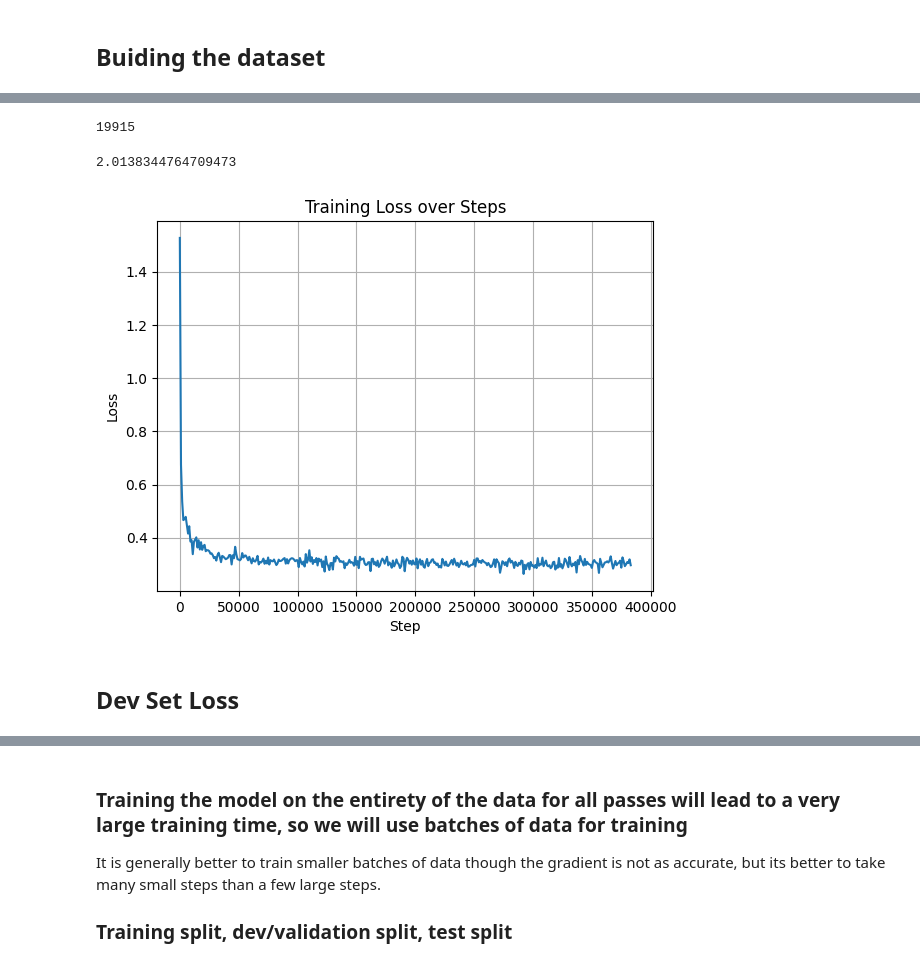
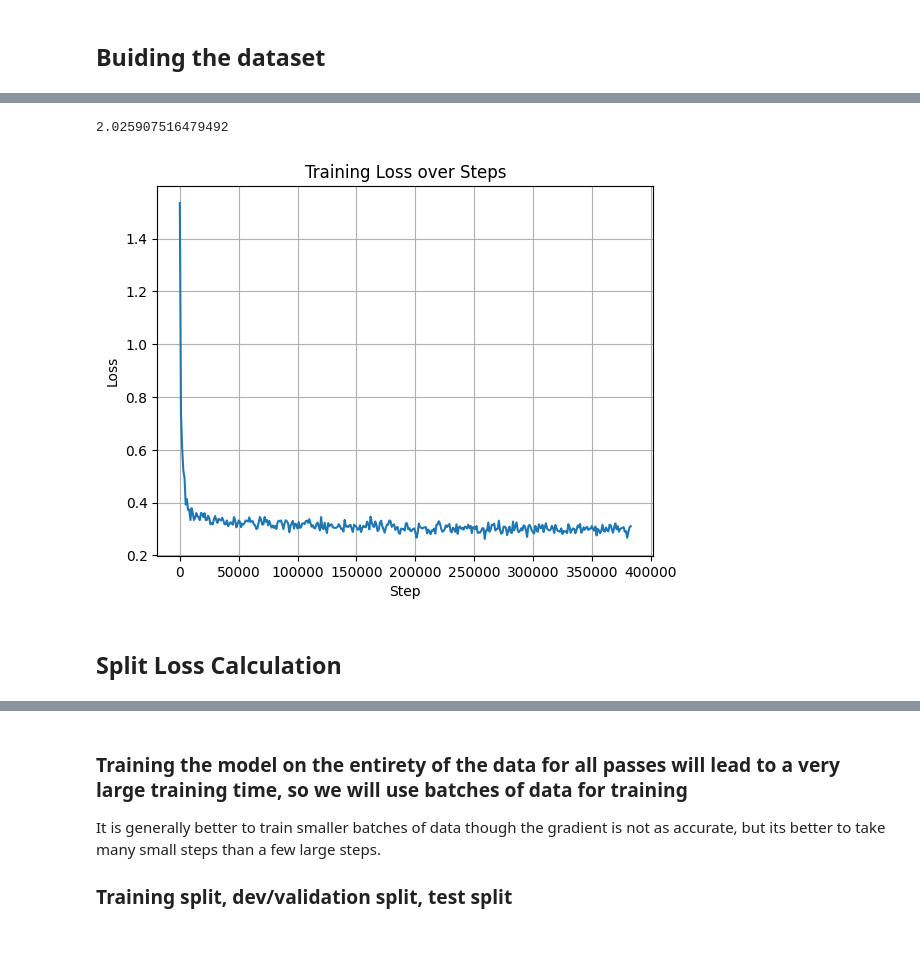
Before and after one commit to Zireael26/karpathy-makemore, a Jupyter notebook: makemore_mlp.ipynb, the cells around one changed output, grey strips where cells are left out. Drawn from its saved outputs; the diff is of its cells as text; code cells hidden in the pictures.

Commit message:
Improved mlp makemore, parameterized hardcoded values

```diff
--- a/makemore_mlp.ipynb
+++ b/makemore_mlp.ipynb
@@ -81,3 +60,0 @@ C = torch.randn((27, 2))
-# %%
-emb = C[X]
-emb.shape  # shape of the embedding tensor
@@ -89,5 +60,0 @@ b1 = torch.randn(100)  # bias for the first layer
-# %%
-# torch.cat(torch.unbind(emb, 1), dim=1).shape
-h = torch.tanh(
-    emb.view(emb.shape[0], -1) @ W1 + b1
-)  # apply linear transformation and activation
@@ -112,2 +60,0 @@ b2 = torch.randn(27)  # bias for the output layer
-# %%
-logits = h @ W2 + b2  # compute logits for the output layer
@@ -143,4 +79,0 @@ parameters = [C, W1, b1, W2, b2]  # list of parameters
-# %%
-sum(p.nelement() for p in parameters)
-# %% [output]
-19915
@@ -156,59 +80,51 @@ lrs = 10**lre
-# %%
-#  Forward pass
-X_train, Y_train = X_train.to(mps_device), Y_train.to(mps_device)  # move
-# learning_rate = -0.25  # learning rate for the optimizer
-lri = []
-lossi = []
-stepi = []
-batch_size = 512  # size of the mini-batch
 # %%
+batch_size = 512  # size of the mini-batch
+max_steps = 384000
+lossi = []
+stepi = []
 
-for i in range(steps):
+for i in range(max_steps):
     # Construct Mini-batch
-    ix = torch.randint(0, X_train.shape[0], (batch_size,))
+    ix = torch.randint(0, X_train.shape[0], (batch_size,), generator=g)  # random indices for the mini-batch
+    Xb, Yb = X_train[ix], Y_train[ix]
 
-    emb = C[X_train[ix]]  # get embeddings for the input characters
-    h = torch.tanh(
-        emb.view(emb.shape[0], -1) @ W1 + b1
-    )  # apply linear transformation and activation
+    emb = C[Xb]  # get embeddings for the input characters
+    embcat = emb.view(emb.shape[0], -1) # Concatenate embeddings
+    hpreact = embcat @ W1 + b1 # Hidden layer pre-activation
+    h = torch.tanh(hpreact)  # apply activation
     logits = h @ W2 + b2  # compute logits for the output layer
-    # counts = logits.exp()  # convert logits to counts (unnormalized probabilities)
-    # prob = counts / counts.sum(1, keepdim=True)  # normalize to get probabilities
-    # loss = -prob[torch.arange(32), Y].log().mean()  # compute the log probability of the true labels
-    loss = F.cross_entropy(
-        logits, Y_train[ix]
-    )  # equivalent loss using PyTorch's built-in function
+    loss = F.cross_entropy(logits, Yb)
 
     # Backward pass
     for p in parameters:
         p.grad = None  # zero out gradients
 
     loss.backward()  # compute gradients
     # Update parameters
     # lr = lrs[i]
     lr = 0.1
-    if i > steps / 2:
+    if i > max_steps / 2:
         lr = 0.01
     for p in parameters:
         p.data += -lr * p.grad  # update parameters using gradient descent
 
     # Track stats
     # lri.append(lre[i].cpu())
     if i % 1000 == 0:
         lossi.append(loss.log10().item())
         stepi.append(i)
 
 print(loss.item())  # print the loss value
 # plt.plot(lri, lossi)
 plt.plot(stepi, lossi)
 plt.xlabel("Step")
 plt.ylabel("Loss")
 plt.title("Training Loss over Steps")
 plt.grid()
 plt.show()
 # %% [output]
-2.0138344764709473
+2.025907516479492
-[figure, old version]
+[figure, new version]
 # %% [markdown]
-## Dev Set Loss
+## Split Loss Calculation
 # %%
```
Also changed, not shown: parts of 23 cells of this notebook.
